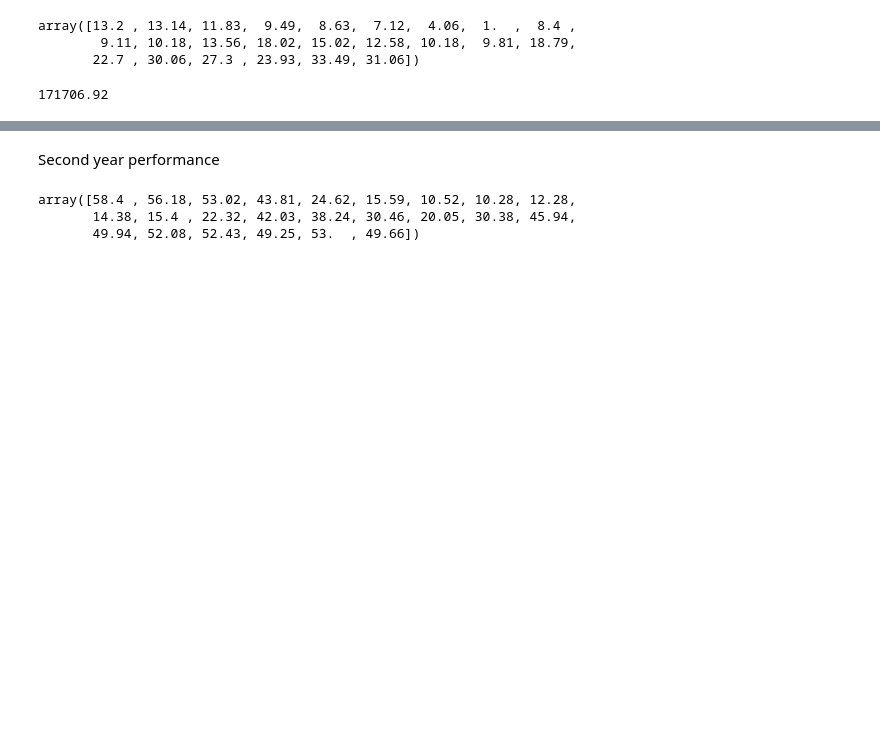
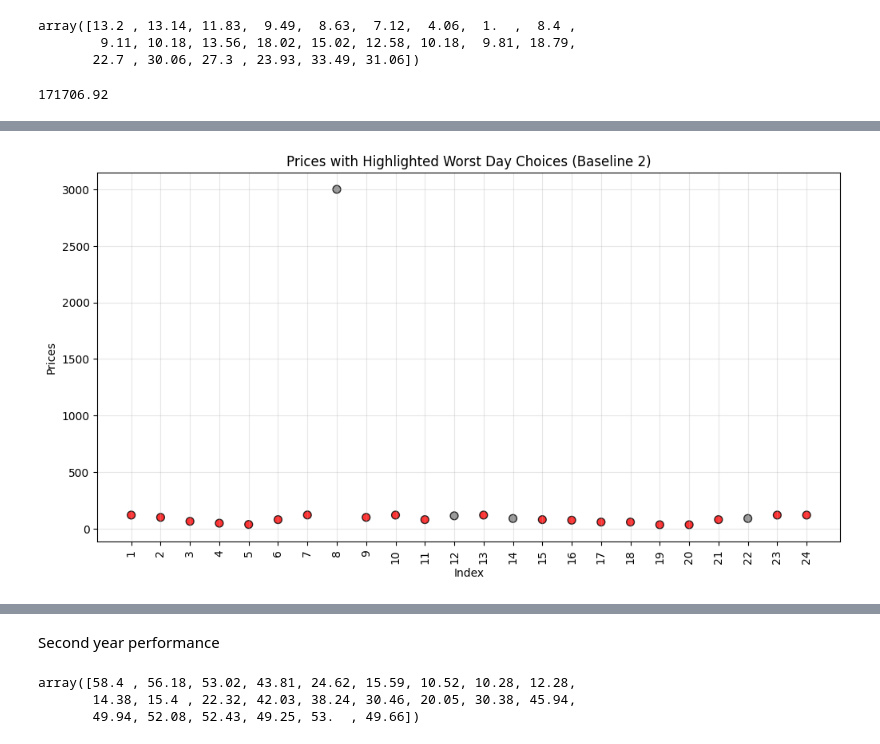
Before and after one commit to kiarakitana/RL_project, a Jupyter notebook: analysis&baseline.ipynb, the cells around one changed output, grey strips where cells are left out. Saved outputs shown, nothing was run; the diff lists cells and outputs as text; code cells hidden in the pictures; blank space fills up the shorter version.

```diff
--- a/analysis&baseline.ipynb
+++ b/analysis&baseline.ipynb
@@ -373,0 +382,9 @@ first_year_arr[0]
+# %%
+second_year_daily = np.sum(second_year_arr, axis=1)
+# %%
+worst_day = np.argmax(second_year_daily)
+best_day = np.argmin(second_year_daily)
+# %%
+show_given_day_choices(second_year_arr, worst_day, hours_when_bought, 'Worst')
+# %% [output]
+[figure, added]
```
Also changed, not shown: parts of 20 cells of this notebook, 8 other files.
